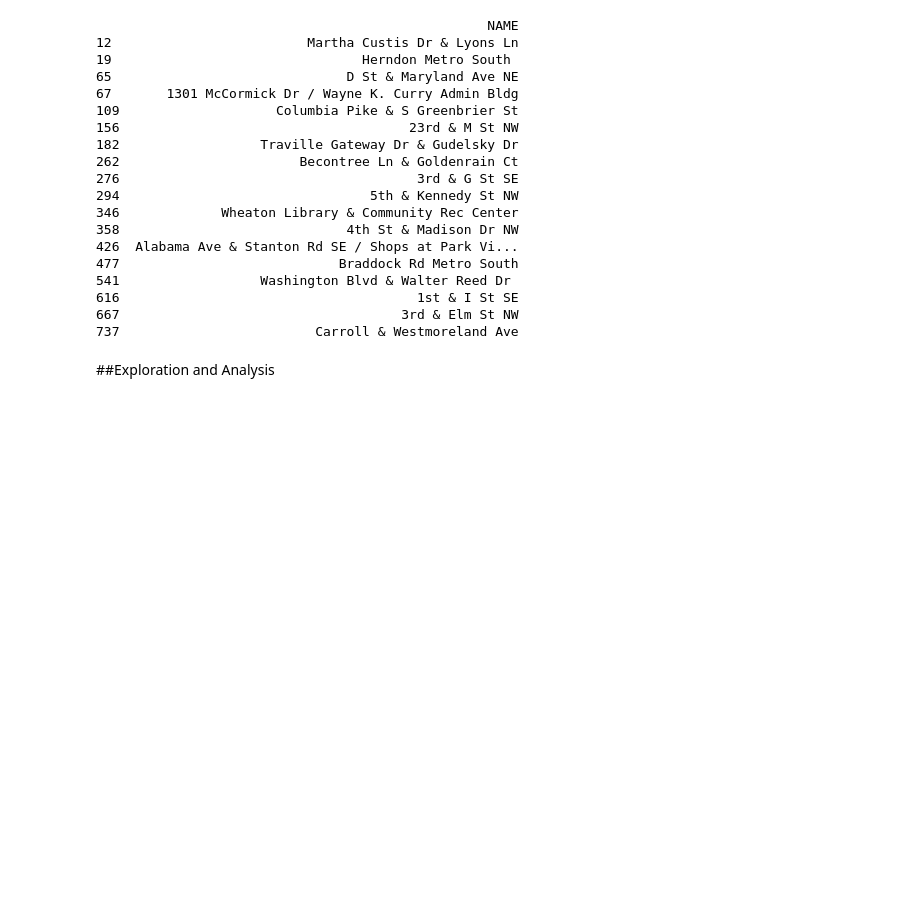
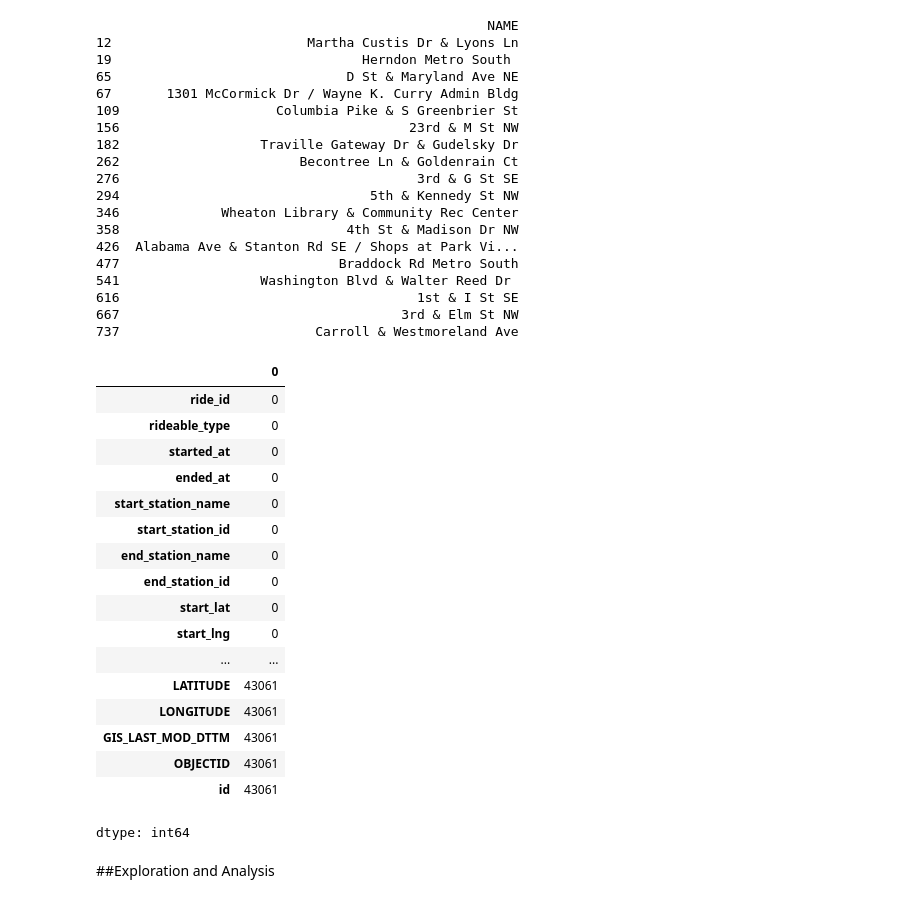
Before and after one commit to angiegh2002/capital-bike-diaries, a Jupyter notebook: Data_mining_homwork/data_homewrk.ipynb, the cells around one changed output. Drawn from its saved outputs; the diff is of its cells as text; code cells hidden in the pictures; blank space fills up the shorter version.

```diff
--- a/Data_mining_homwork/data_homewrk.ipynb
+++ b/Data_mining_homwork/data_homewrk.ipynb
@@ -179,6 +179,11 @@ For example, when doing 'df[col].method(value, inplace=True)', try using 'df.met
 
 
   df_rent['end_lng'].fillna(df_rent['end_lng'].median(), inplace=True)
+# %%
+df_rent.fillna({
+    'end_lat': df_rent['end_lat'].median(),
+    'end_lng': df_rent['end_lng'].median()
+}, inplace=True)
 # %%
 # df_rent["end_lat"]=df_rent["end_lat"].fillna(method='ffill')
 # df_rent["end_lng"]=df_rent["end_lng"].fillna(method='ffill')
@@ -245,6 +250,9 @@ df_rent.head()
 | 2 | 0536C9720F87E04C | classic_bike | 2024-01-24 15:40:15 | 2024-01-24 15:43:55 | 1st & O St NW | 31519 | 1st & L St NW | ... |
 | 3 | 9E17390C218783B5 | classic_bike | 2024-01-04 15:35:00 | 2024-01-04 15:37:35 | 1st & O St NW | 31519 | 1st & L St NW | ... |
 | 4 | 00727D0E773CDFF7 | electric_bike | 2024-01-05 12:27:58 | 2024-01-05 12:35:40 | 1st & O St NW | 31519 | 10th & G St NW | ... |
+# %%
+df_rent['start_station_id'] = df_rent['start_station_id'].astype('Int64')
+df_rent['end_station_id'] = df_rent['end_station_id'].astype('Int64')
 # %%
 df_stations_table.shape
 # %% [output]
@@ -400,3 +408,5 @@ print(no_match[['NAME']])
 616                                      1st & I St SE
 667                                    3rd & Elm St NW
 737                         Carroll & Westmoreland Ave
+# %%
+df_stations_info['id'] = df_stations_info['id'].astype('Int64')
@@ -403,3 +422,33 @@ print(no_match[['NAME']])
+# %%
+df_merged_end = pd.merge(
+    df_rent,                      # الجدول الأول (الرحلات)
+    df_stations_info,                      # الجدول الثاني (المحطات)
+    left_on='end_station_id',
+    right_on='id',
+    how='left',
+    suffixes=('', '_end')    # إضافة بادئة لأعمدة المحطة البدائية
+)
+# %%
+df_merged_end.isnull().sum()
+# %% [output]
+|  | 0 |
+| ride_id | 0 |
+| rideable_type | 0 |
+| started_at | 0 |
+| ended_at | 0 |
+| start_station_name | 0 |
+| start_station_id | 0 |
+| end_station_name | 0 |
+| end_station_id | 0 |
+| start_lat | 0 |
+| start_lng | 0 |
+| ... | ... |
+| LATITUDE | 43061 |
+| LONGITUDE | 43061 |
+| GIS_LAST_MOD_DTTM | 43061 |
+| OBJECTID | 43061 |
+| id | 43061 |
+dtype: int64
 # %% [markdown]
 ##Exploration and Analysis
 # %% [markdown]
```
Also changed, not shown: parts of 2 cells of this notebook.
